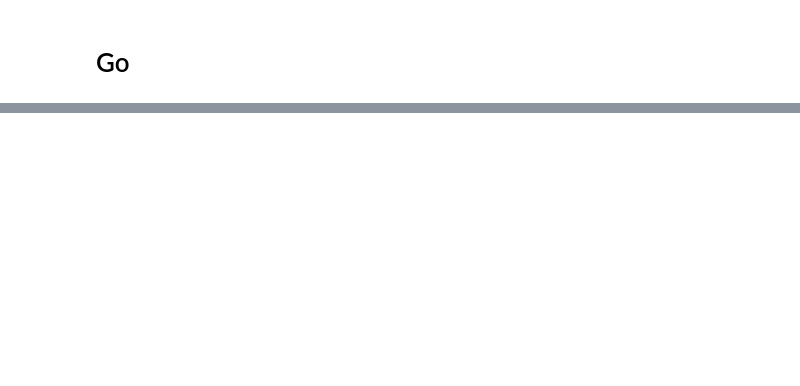
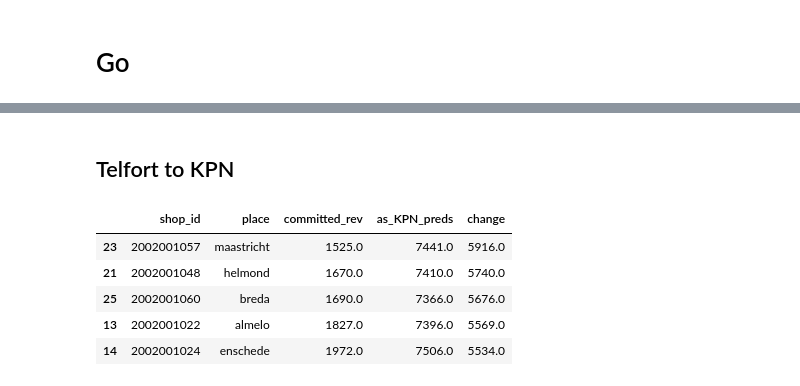
Before and after one commit to cwcomiskey/Misc, a Jupyter notebook: retail_shops_case/case.ipynb, the cells around one changed output, grey strips where cells are left out. Saved outputs shown, nothing was run; the diff lists cells and outputs as text; code cells hidden in the pictures; blank space fills up the shorter version.

```diff
--- a/retail_shops_case/case.ipynb
+++ b/retail_shops_case/case.ipynb
@@ -262,0 +237,13 @@ case2.columns
+# %%
+y = case['committed_rev']
+X = case.drop(['committed_rev', 'shop_id', 'place'], axis = 1)
+
+mod = sm.OLS(y, X, missing='drop').fit()
+mod.rsquared.round(2)
+
+# mod.summary().tables[0]
+# mod.summary().tables[1]
+
+# mod.pvalues.round(3)
+
+# pd.DataFrame(data = mod.pvalues.round(3), columns = ['p_values']).sort_values(['p_values'], ascending = False)
@@ -263,6 +278,11 @@ case2.columns
 # %%
-y = case2['committed_rev']
-X = case2.drop('committed_rev', axis = 1)
+# Drop addt'l weak covariates, refit
+
+X = X.drop(['KPN_avg_household_size', 'KPN_XL_avg_household_size',
+                'Telfort_avg_household_size', 'Telfort_pct_own_v_rent'], axis = 1)
 
 mod = sm.OLS(y, X, missing='drop').fit()
 mod.rsquared.round(2)
+
+# mod.summary().tables[0]
+# mod.summary().tables[1]
@@ -268,0 +315,31 @@ mod.rsquared.round(2)
+# %% [markdown]
+## Telfort to KPN
+# %%
+# Predict Telfort converted to KPN
+convert = case0.copy()
+
+# Filter to only Telfort shops
+convert = convert[convert.Telfort == 1]
+# convert[:2]
+
+# Convert from Telfort shop... to KPN shop
+convert.loc[:,'Telfort'] = 0
+convert.loc[:, 'KPN'] = 1
+# convert[:2]
+
+convert = add_interactions(convert)
+
+# Predict using model w/ KPN covariates
+convert['as_KPN_preds'] = mod.predict(convert[X.columns]).round()
+convert['change'] = convert['as_KPN_preds'] - convert['committed_rev']
+
+
+# View new predictions, sorted, top 10 increases
+convert[['shop_id', 'place', 'committed_rev', 'as_KPN_preds', 'change']].sort_values('change', ascending = False)[:5]
+# %% [output]
+|  | shop_id | place | committed_rev | as_KPN_preds | change |
+| 23 | 2002001057 | maastricht | 1525.0 | 7441.0 | 5916.0 |
+| 21 | 2002001048 | helmond | 1670.0 | 7410.0 | 5740.0 |
+| 25 | 2002001060 | breda | 1690.0 | 7366.0 | 5676.0 |
+| 13 | 2002001022 | almelo | 1827.0 | 7396.0 | 5569.0 |
+| 14 | 2002001024 | enschede | 1972.0 | 7506.0 | 5534.0 |
```
Also changed, not shown: parts of 60 cells of this notebook.
